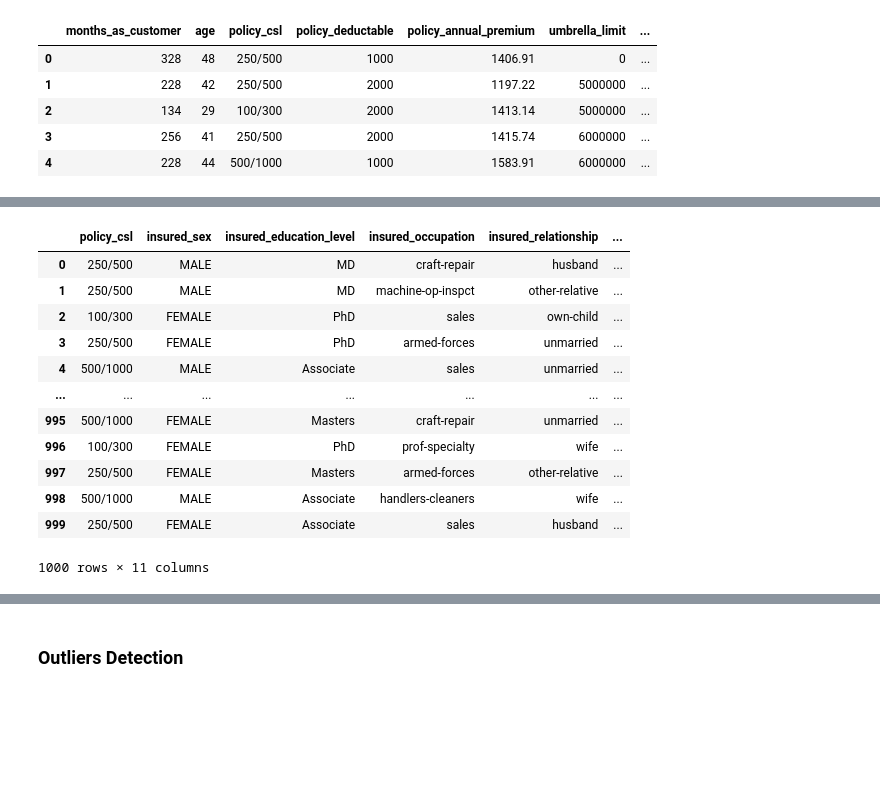
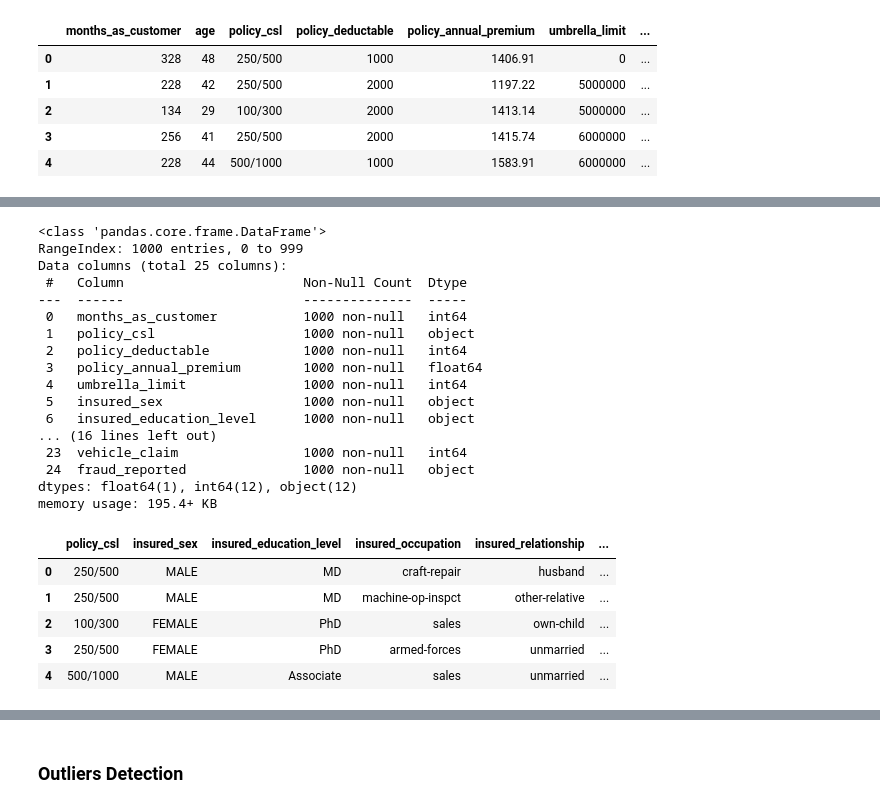
Before and after one commit to igorambrozini/Insurance_fraud_detection_many_classification_models, a Jupyter notebook: notebooks/insurance_fraud_detection.ipynb, the cells around one changed output, grey strips where cells are left out. Cells and saved outputs as stored; diff of their text form; code cells hidden in the pictures; blank space fills up the shorter version.

```diff
--- a/notebooks/insurance_fraud_detection.ipynb
+++ b/notebooks/insurance_fraud_detection.ipynb
@@ -267,9 +283,10 @@ np.int64(40)
 # %%
 # Remove/drop columns not necessary for prediction:
 
-to_drop = ['policy_number', 'policy_bind_date', 'policy_state', 'insured_zip', 'incident_location', 'incident_date', 'incident_state','incident_city','insured_hobbies','auto_make','auto_model','auto_year', '_c39']
+to_drop = ['policy_number','policy_bind_date','policy_state','insured_zip','incident_location','incident_date',
+           'incident_state','incident_city','insured_hobbies','auto_make','auto_model','auto_year', '_c39']
 
-df.drop(to_drop, axis=1, inplace=True)
+df.drop(to_drop, inplace = True, axis = 1)
 # %%
 df.columns.value_counts().sum()
 # %% [output]
@@ -285,0 +315,2 @@ df.head()
+# %%
+df.drop(columns = ['age', 'total_claim_amount'], inplace = True, axis = 1)
@@ -286,3 +326,23 @@ df.head()
+# %%
+df.info()
+# %% [output]
+<class 'pandas.core.frame.DataFrame'>
+RangeIndex: 1000 entries, 0 to 999
+Data columns (total 25 columns):
+ #   Column                       Non-Null Count  Dtype
+---  ------                       --------------  -----
+ 0   months_as_customer           1000 non-null   int64
+ 1   policy_csl                   1000 non-null   object
+ 2   policy_deductable            1000 non-null   int64
+ 3   policy_annual_premium        1000 non-null   float64
+ 4   umbrella_limit               1000 non-null   int64
+ 5   insured_sex                  1000 non-null   object
+ 6   insured_education_level      1000 non-null   object
+... (16 lines left out)
+ 23  vehicle_claim                1000 non-null   int64
+ 24  fraud_reported               1000 non-null   object
+dtypes: float64(1), int64(12), object(12)
+memory usage: 195.4+ KB
 # %%
 # Features x Target
 
@@ -291,23 +351,16 @@ y = df['fraud_reported']
 # %%
 # Encoding Categorical columns
 
-features_cat = X.select_dtypes(include=['object'])
+cat_df = X.select_dtypes(include = ['object'])
 # %%
-features_cat
+cat_df.head()
 # %% [output]
 |  | policy_csl | insured_sex | insured_education_level | insured_occupation | insured_relationship | ... |
 | 0 | 250/500 | MALE | MD | craft-repair | husband | ... |
 | 1 | 250/500 | MALE | MD | machine-op-inspct | other-relative | ... |
 | 2 | 100/300 | FEMALE | PhD | sales | own-child | ... |
 | 3 | 250/500 | FEMALE | PhD | armed-forces | unmarried | ... |
 | 4 | 500/1000 | MALE | Associate | sales | unmarried | ... |
-| ... | ... | ... | ... | ... | ... | ... |
-| 995 | 500/1000 | FEMALE | Masters | craft-repair | unmarried | ... |
-| 996 | 100/300 | FEMALE | PhD | prof-specialty | wife | ... |
-| 997 | 250/500 | FEMALE | Masters | armed-forces | other-relative | ... |
-| 998 | 500/1000 | MALE | Associate | handlers-cleaners | wife | ... |
-| 999 | 250/500 | FEMALE | Associate | sales | husband | ... |
-1000 rows × 11 columns
 # %%
 # Values of each column
 
```
Also changed, not shown: parts of 33 cells of this notebook.
